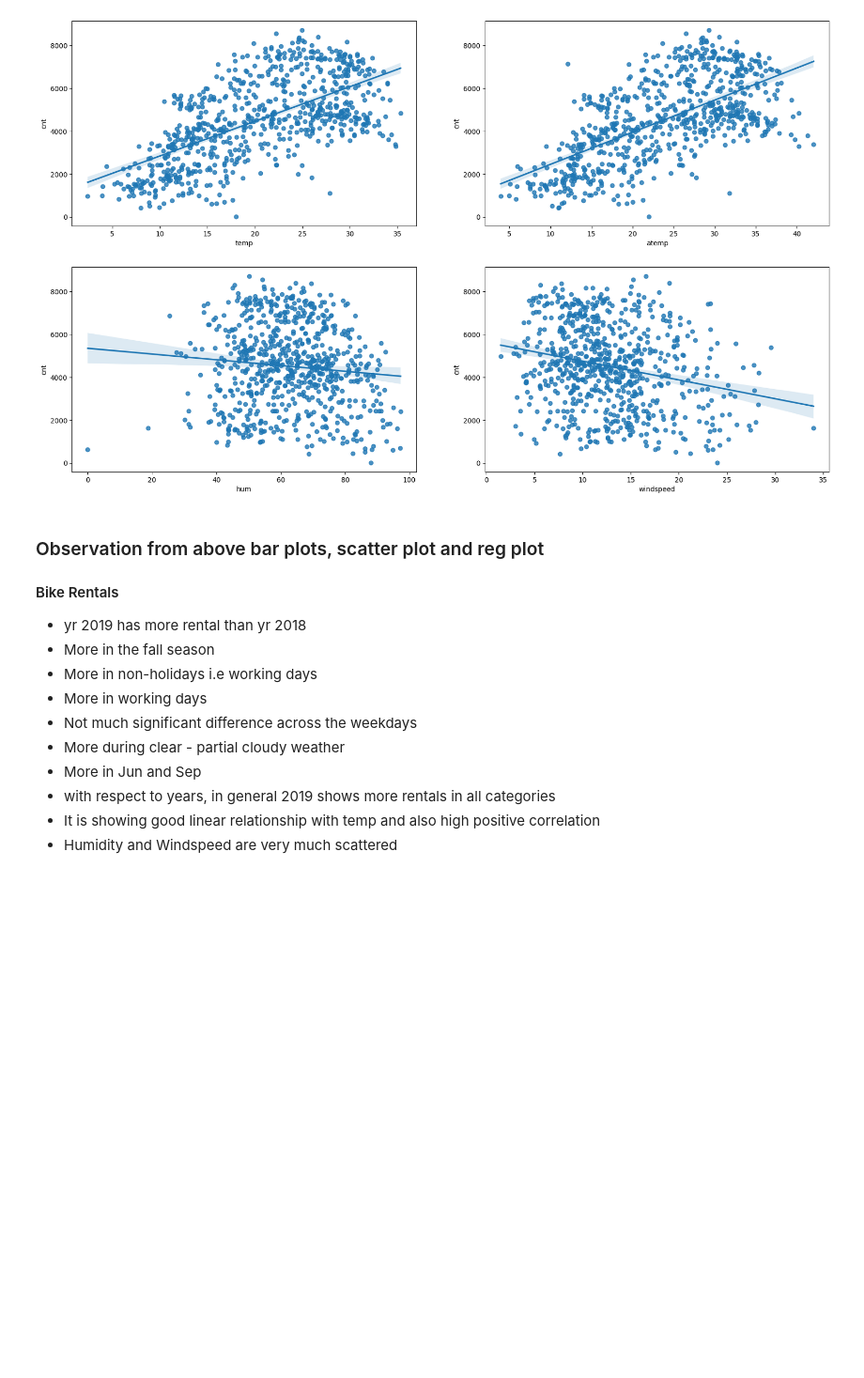
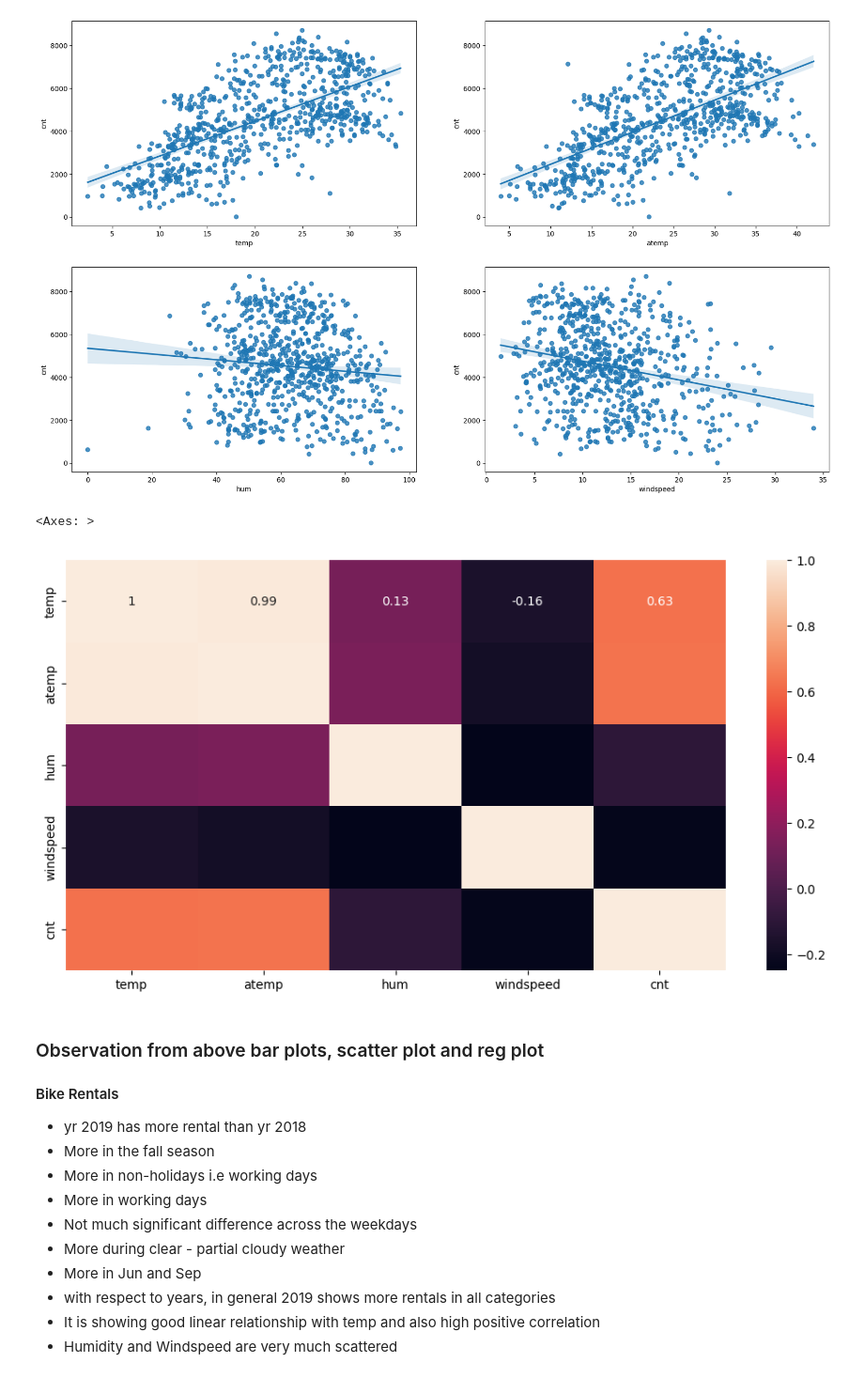
Before and after one commit to Jithendrian/LinearRegressionAssignment, a Jupyter notebook: BikeSharingAssignment_Jithendrian.ipynb, the cells around one changed output. Shown at 94% size. Drawn from its saved outputs; the diff is of its cells as text; code cells hidden in the pictures; blank space fills up the shorter version.

Commit message:
Added few reg plots and heatmap

```diff
--- a/BikeSharingAssignment_Jithendrian.ipynb
+++ b/BikeSharingAssignment_Jithendrian.ipynb
@@ -421,6 +421,13 @@ for i in range(len(numeric_col)):
     sns.regplot(x = numeric_col[i], y = target_variable, data=bike)
 # %% [output]
 [figure]
+# %%
+plt.figure(figsize=(12, 6))
+num_columns_df = bike[numeric_columns]
+sns.heatmap(num_columns_df.corr(numeric_only = True), annot=True)
+# %% [output]
+<Axes: >
+[figure, added]
 # %% [markdown]
 ###  Observation from above bar plots, scatter plot and reg plot
 #### Bike Rentals
```
Also changed, not shown: parts of 9 cells of this notebook.
